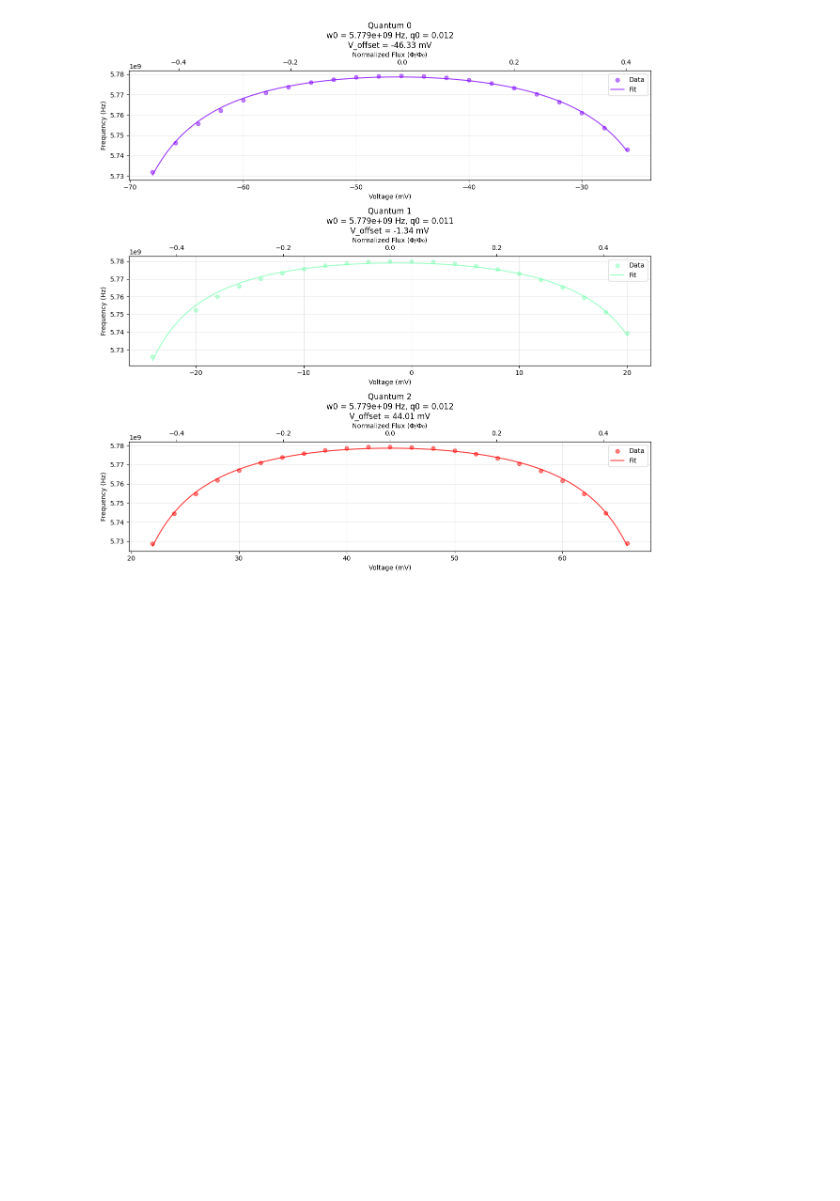
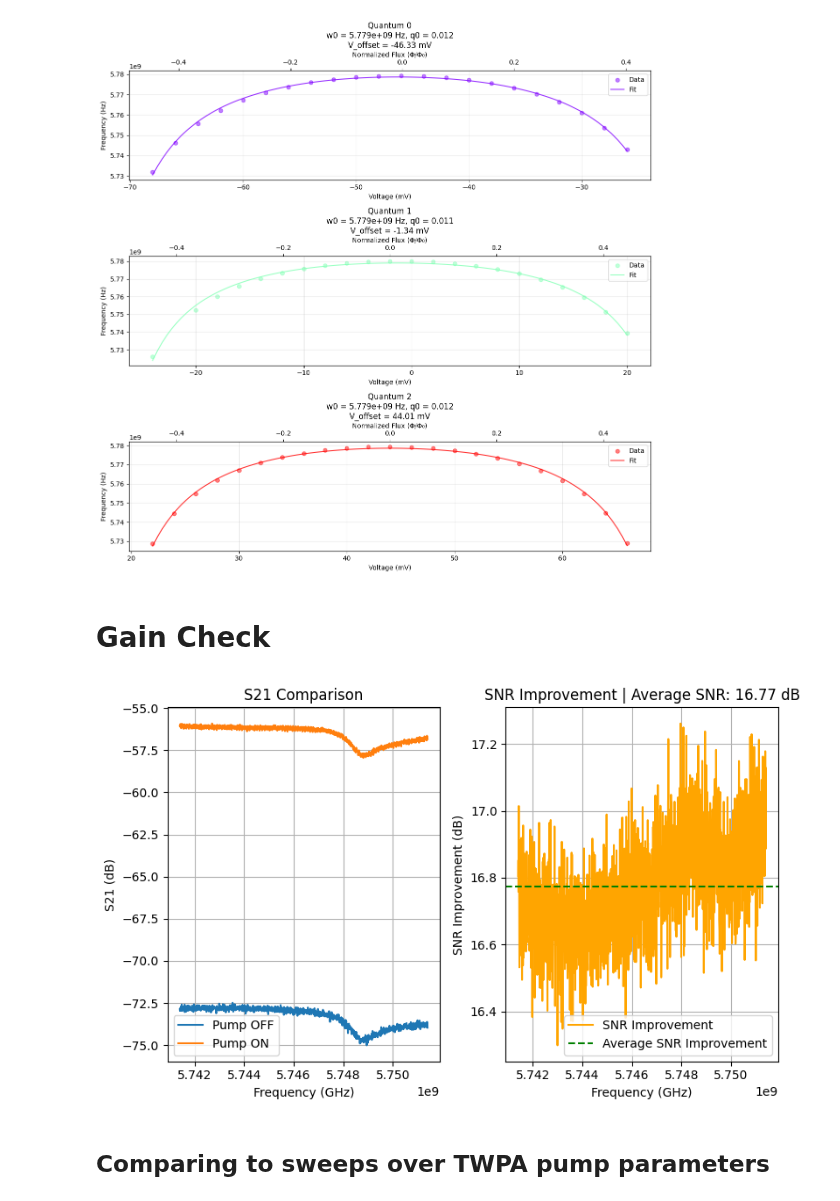
Before and after one commit to shanto268/QP_NBR_Experiments, a Jupyter notebook: common_analysis.ipynb, the cells around one changed output. Drawn from its saved outputs; the diff is of its cells as text; code cells hidden in the pictures; blank space fills up the shorter version.

Commit message:
feat: added gain improvement utils

```diff
--- a/common_analysis.ipynb
+++ b/common_analysis.ipynb
@@ -213,3 +215,50 @@ q0 = 0.012167
 V_offset = 44.009869 mV
 [figure]
 [figure]
+# %% [markdown]
+# Gain Check
+# %%
+amp_OFF = r"G:\Shared drives\Labber\Data\2025\04\Data_0407\NBRL1A_TWPA_Pump_OFF.hdf5"
+amp_optimal = r"G:\Shared drives\Labber\Data\2025\04\Data_0407\NBRL1A_TWPA_ON_Optimal_Params.hdf5"
+# %%
+amp_OFF_lf = Labber.LogFile(amp_OFF)
+amp_optimal_lf = Labber.LogFile(amp_optimal)
+# %%
+frequency, S21_ref = amp_OFF_lf.getTraceXY(entry=0)
+frequency, S21_optimal = amp_optimal_lf.getTraceXY(entry=0)
+
+# get S21 in log magnitude
+S21_ref = 20 * np.log10(np.abs(S21_ref))
+S21_optimal = 20 * np.log10(np.abs(S21_optimal))
+# %%
+# Calculate SNR improvement
+SNR_improvement = S21_optimal - S21_ref
+
+# Create subplots
+fig, (ax1, ax2) = plt.subplots(1, 2, figsize=(8, 5))
+
+# Plot S21 comparison
+ax1.plot(frequency, S21_ref, label='Pump OFF')
+ax1.plot(frequency, S21_optimal, label='Pump ON')
+ax1.set_xlabel('Frequency (GHz)')
+ax1.set_ylabel('S21 (dB)')
+ax1.set_title('S21 Comparison')
+ax1.legend()
+ax1.grid()
+
+# Plot SNR improvement
+ax2.plot(frequency, SNR_improvement, label='SNR Improvement', color='orange')
+ax2.set_xlabel('Frequency (GHz)')
+ax2.set_ylabel('SNR Improvement (dB)')
+ax2.set_title(f'SNR Improvement | Average SNR: {np.mean(SNR_improvement):.2f} dB')
+ax2.axhline(np.mean(SNR_improvement), color='green', linestyle='--', label='Average SNR Improvement')
+ax2.legend()
+ax2.grid()
+
+# Adjust layout and show the plots
+plt.tight_layout()
+plt.show()
+# %% [output]
+[figure, added]
+# %% [markdown]
+## Comparing to sweeps over TWPA pump parameters
```
Also changed, not shown: parts of 11 cells of this notebook, 2 other files.
